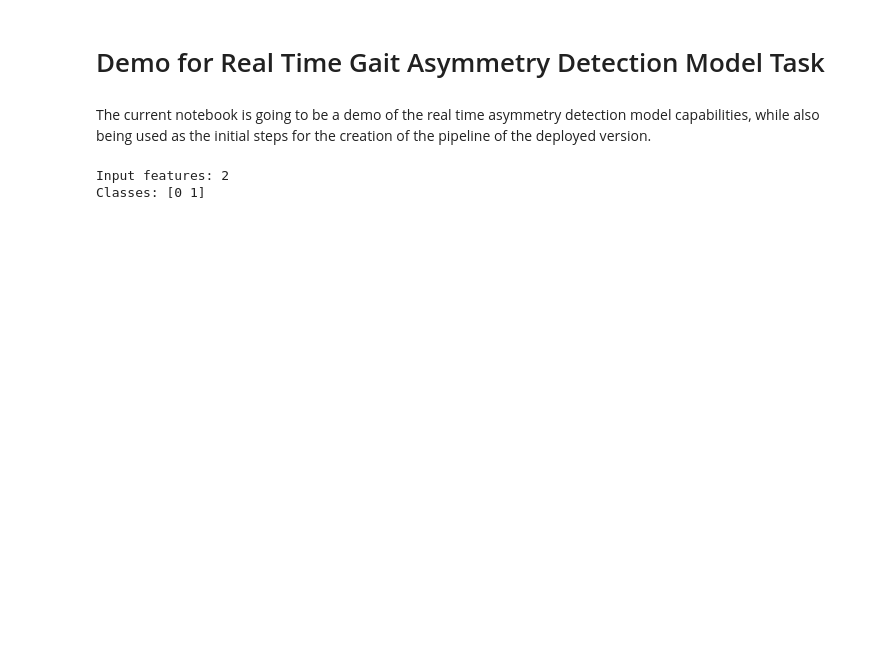
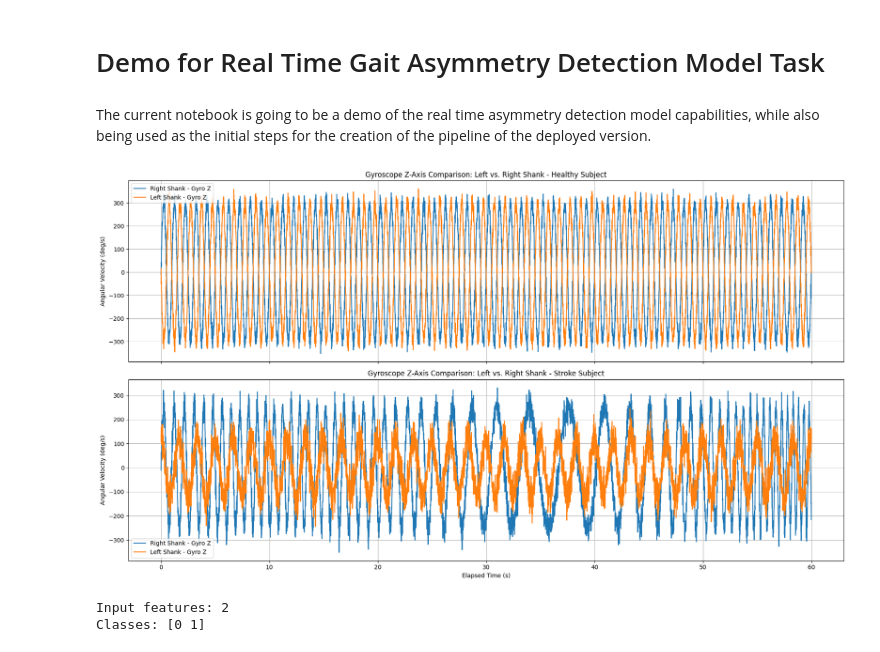
Before and after one commit to StamatisOrfanos/GaitRehab, a Jupyter notebook: demo/demo_detection.ipynb, the cells around one changed output. Cells and saved outputs as stored; diff of their text form; code cells hidden in the pictures; blank space fills up the shorter version.

```diff
--- a/demo/demo_detection.ipynb
+++ b/demo/demo_detection.ipynb
@@ -46,3 +60,21 @@ def generate_simulated_window(healthy: bool=True):
+# %%
+# Example plot for both cases
+fig, axs = plt.subplots(2, 1, figsize=(18, 10), sharex=True)
+
+for idx, kind in enumerate(['healthy', 'stroke']):
+    t, gyro_r, gyro_l = generate_gait_gyro_signals(signal_type=kind, duration=60)
+    axs[idx].plot(t, gyro_r, label='Right Shank - Gyro Z')
+    axs[idx].plot(t, gyro_l, label='Left Shank - Gyro Z')
+    axs[idx].set_title(f'Gyroscope Z-Axis Comparison: Left vs. Right Shank - {kind.capitalize()} Subject')
+    axs[idx].set_ylabel("Angular Velocity (deg/s)")
+    axs[idx].legend()
+    axs[idx].grid(True)
+
+axs[1].set_xlabel("Elapsed Time (s)")
+plt.tight_layout()
+plt.show()
+# %% [output]
+[figure, added]
 # %%
 # Load the model and the scaler
 model = joblib.load('/Users/stamatiosorphanos/Documents/GaitRehab/models/detection_asymmetry_randomforest.pkl')
```
Also changed, not shown: parts of 2 cells of this notebook, 8 other files.
